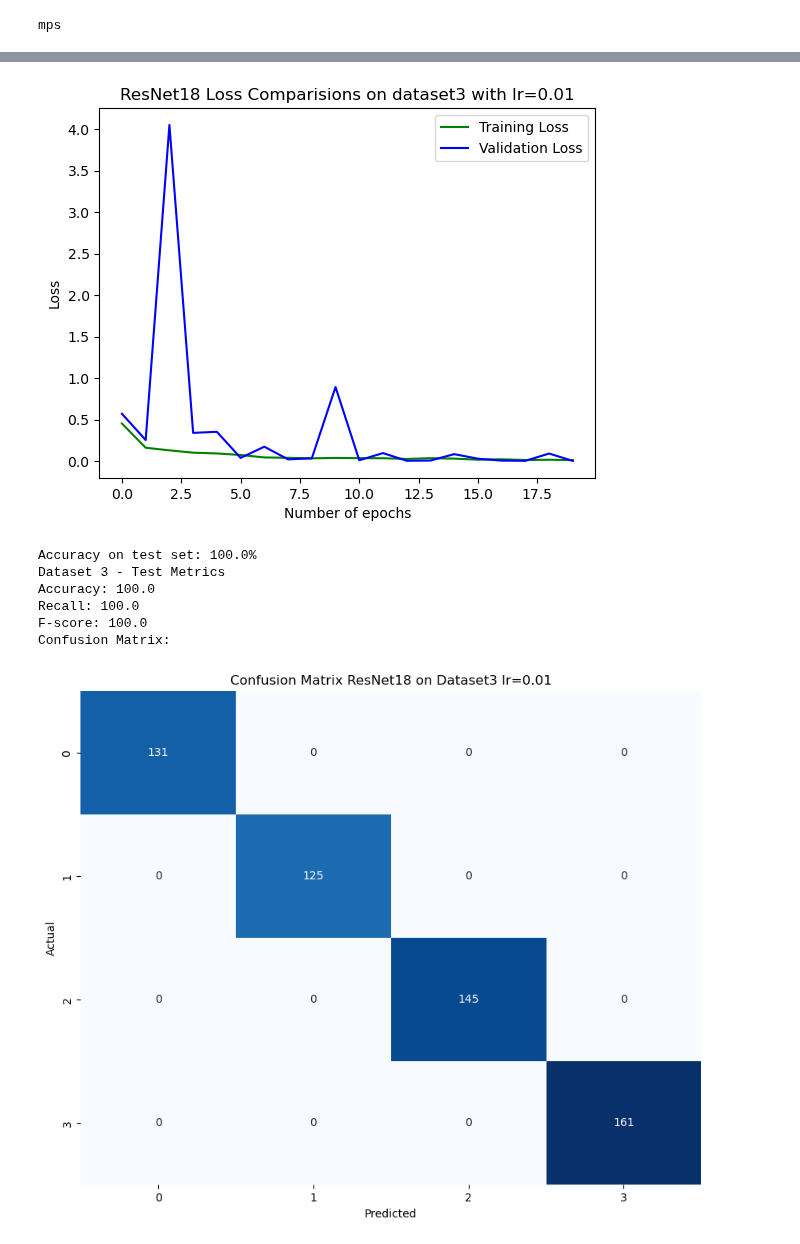
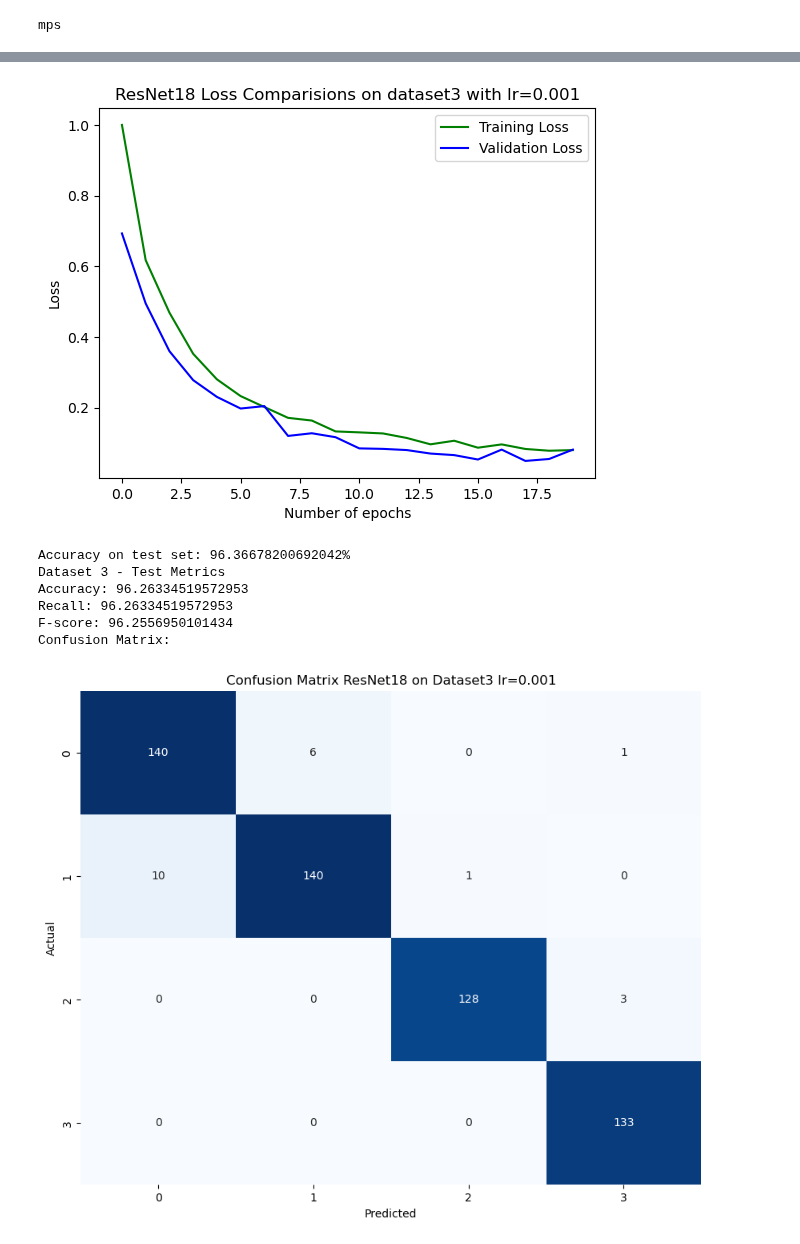
Before and after one commit to lakshyakalia/COMP6721-GroupE, a Jupyter notebook: ResNet18_Dataset3_MPS.ipynb, the cells around one changed output, grey strips where cells are left out. Cells and saved outputs as stored; diff of their text form; code cells hidden in the pictures.

```diff
--- a/ResNet18_Dataset3_MPS.ipynb
+++ b/ResNet18_Dataset3_MPS.ipynb
@@ -28,7 +28,7 @@ device = "mps" if torch.backends.mps.is_available() else "cpu"
 # Hyper-parameters
 num_epochs = 20
 batch_size = 32
-learning_rate = 0.01
+learning_rate = 0.001
 
 #Model Parameters
 num_features = 4
@@ -64,7 +64,7 @@ Standard deviation: tensor([0.2194, 0.1735, 0.2318])
 dataset = ImageFolder("/Users/karthikd1054/Documents/COMP 6721/Project/plant_leaf_dataset/dataset3_v2", transform=Compose(
     [ToTensor(),
      Resize((224, 224)),
-     Normalize(mean = mean, std = std)
+     Normalize(mean = [0.4998, 0.5356, 0.4730], std = [0.2194, 0.1735, 0.2318])
     ]))
 dataset, testDataset=torch.utils.data.random_split(dataset, [int(0.9 * len(dataset)), len(dataset) - (int(0.9 * len(dataset)))])
 trainDataset, validationDataset = torch.utils.data.random_split(dataset, [int(0.9 * len(dataset)), len(dataset) - (int(0.9 * len(dataset)))])
@@ -240,13 +240,13 @@ fig,ax=plt.subplots()
 ax.plot(epochs_list,epochwiseTrainLossLog,'g',label='Training Loss')
 ax.plot(epochs_list,epochwiseValLossLog,'b',label='Validation Loss')
 ax.plot()
-ax.set_title('ResNet18 Loss Comparisions on dataset3 with lr=0.01')
+ax.set_title('ResNet18 Loss Comparisions on dataset3 with lr=0.001')
 ax.set_xlabel('Number of epochs')
 ax.set_ylabel('Loss')
 ax.legend()
 plt.show()
 # %% [output]
-[figure, old version]
+[figure, new version]
 # %%
 y_pred = []
 groundtruth = []
@@ -279,39 +279,39 @@ with torch.no_grad():
     testLossLog.append(accumulated_test_loss/inner_loop_counter_test)
     test_accuracy=correct/total
     print('Accuracy on test set: {}%'.format(100 * test_accuracy))
     testAccuracyLog.append(test_accuracy)
 
 predictions_np = [tensor.detach().cpu().numpy() for tensor in y_pred]
 ground_truth_np = [tensor.detach().cpu().numpy() for tensor in groundtruth]
 
 predictions_np = np.concatenate(predictions_np)
 ground_truth_np = np.concatenate(ground_truth_np)
 
 accuracy = accuracy_score(ground_truth_np, predictions_np)
 recall = recall_score(ground_truth_np, predictions_np, average='weighted')
 conf_matrix = confusion_matrix(ground_truth_np, predictions_np)
 f_score = f1_score(ground_truth_np, predictions_np, average='weighted')
 
 print("Dataset 3 - Test Metrics\nAccuracy:", accuracy*100)
 print("Recall:", recall*100)
 print("F-score:", f_score*100)
 
 print("Confusion Matrix:")
 
 plt.figure(figsize=(10,8))
 sns.heatmap(conf_matrix,annot=True,fmt='d',cmap='Blues',cbar=False)
 plt.xlabel('Predicted')
 plt.ylabel('Actual')
-plt.title('Confusion Matrix ResNet18 on Dataset3 lr=0.01')
+plt.title('Confusion Matrix ResNet18 on Dataset3 lr=0.001')
 plt.show()
 # %% [output]
-Accuracy on test set: 100.0%
+Accuracy on test set: 96.36678200692042%
 Dataset 3 - Test Metrics
-Accuracy: 100.0
-Recall: 100.0
-F-score: 100.0
+Accuracy: 96.26334519572953
+Recall: 96.26334519572953
+F-score: 96.2556950101434
 Confusion Matrix:
-[figure, old version]
+[figure, new version]
 # %%
 #Plotting Datapoints using TSNE
 
```
Also changed, not shown: parts of 4 cells of this notebook.
